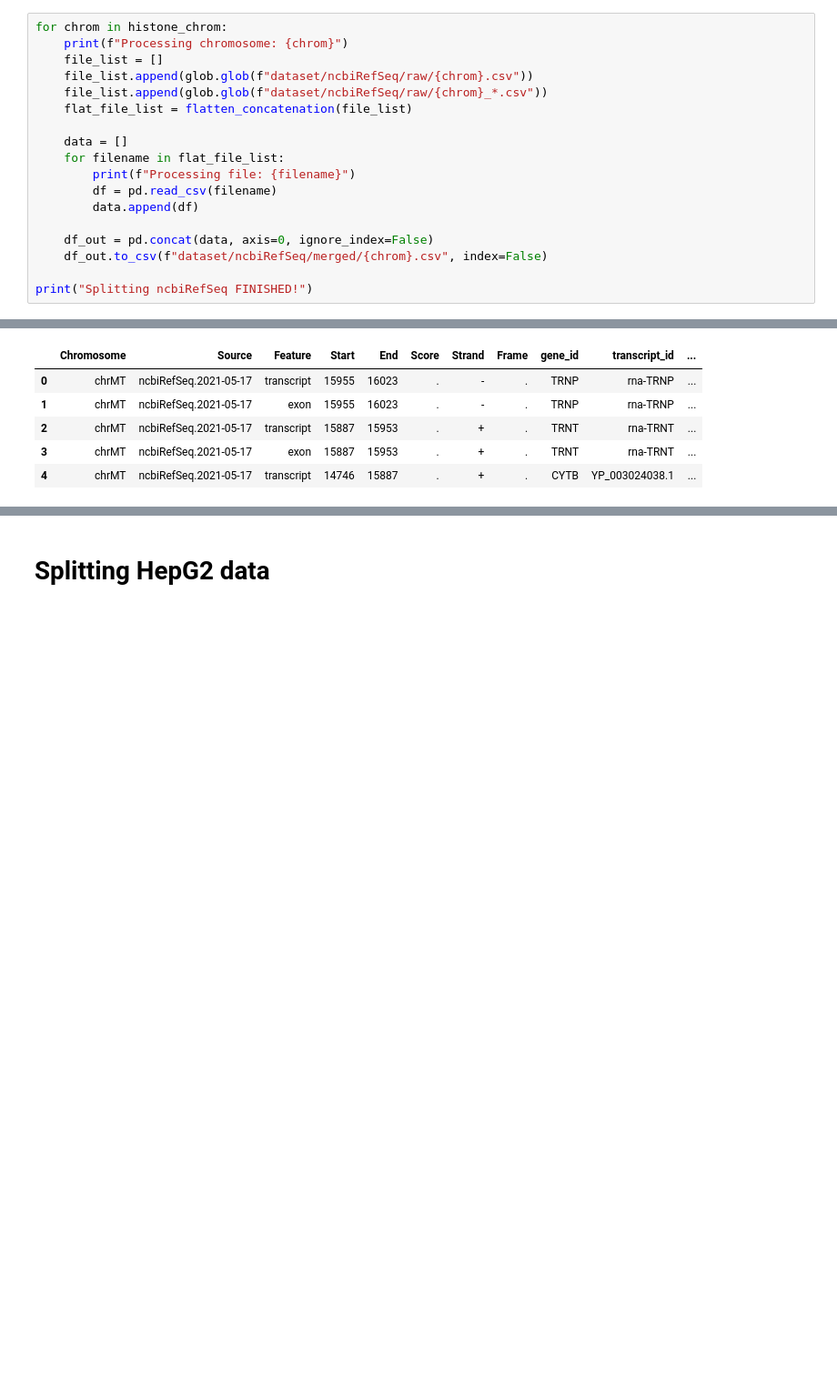
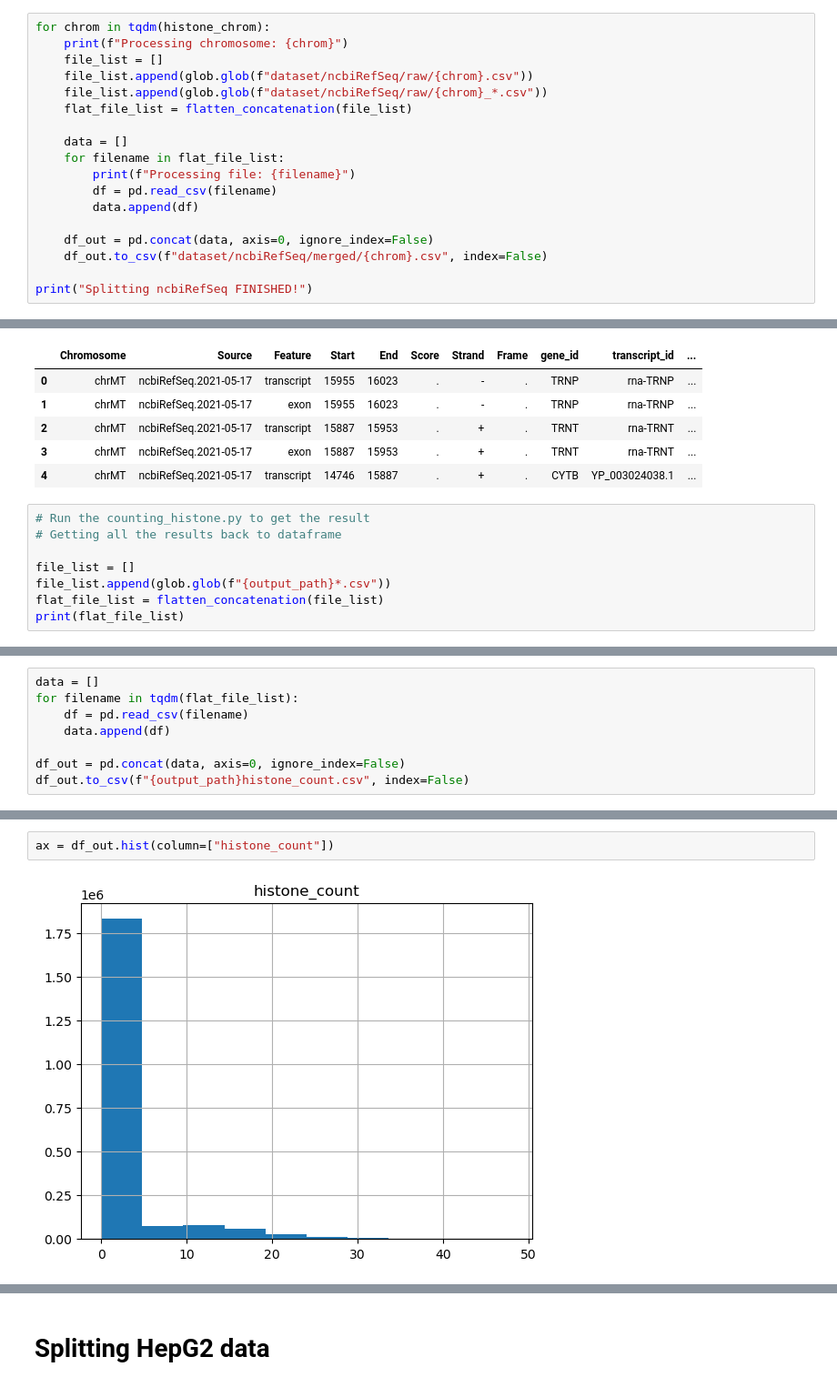
Before and after one commit to munif/epi-thesis, a Jupyter notebook: Split Data.ipynb, the cells around one changed output, grey strips where cells are left out. Shown: that part at 91% size. Cells and saved outputs as stored; diff of their text form; blank space fills up the shorter version.

Commit message:
- Adding count gene script - Visualization using HoloViews, HVPlot - Using Dask dataframe for faster processing

```diff
--- a/Split Data.ipynb
+++ b/Split Data.ipynb
@@ -111,7 +76,7 @@ def flatten_concatenation(matrix):
         flat_list += row
     return flat_list
 # %%
-for chrom in histone_chrom:
+for chrom in tqdm(histone_chrom):
     print(f"Processing chromosome: {chrom}")
     file_list = []
     file_list.append(glob.glob(f"dataset/ncbiRefSeq/raw/{chrom}.csv"))
@@ -256,3 +223,11 @@ ncbiRefSeq_chr_df.to_csv(f"{output_path}{chrom}.csv", index=False)
 | 2 | chrMT | ncbiRefSeq.2021-05-17 | transcript | 15887 | 15953 | . | + | . | TRNT | rna-TRNT | ... |
 | 3 | chrMT | ncbiRefSeq.2021-05-17 | exon | 15887 | 15953 | . | + | . | TRNT | rna-TRNT | ... |
 | 4 | chrMT | ncbiRefSeq.2021-05-17 | transcript | 14746 | 15887 | . | + | . | CYTB | YP_003024038.1 | ... |
+# %%
+# Run the counting_histone.py to get the result
+# Getting all the results back to dataframe
+
+file_list = []
+file_list.append(glob.glob(f"{output_path}*.csv"))
+flat_file_list = flatten_concatenation(file_list)
+print(flat_file_list)
@@ -258,0 +236,8 @@ ncbiRefSeq_chr_df.to_csv(f"{output_path}{chrom}.csv", index=False)
+# %%
+data = []
+for filename in tqdm(flat_file_list):
+    df = pd.read_csv(filename)
+    data.append(df)
+
+df_out = pd.concat(data, axis=0, ignore_index=False)
+df_out.to_csv(f"{output_path}histone_count.csv", index=False)
@@ -258,0 +255,4 @@ ncbiRefSeq_chr_df.to_csv(f"{output_path}{chrom}.csv", index=False)
+# %%
+ax = df_out.hist(column=["histone_count"])
+# %% [output]
+[figure, added]
```
Also changed, not shown: parts of 23 cells of this notebook, 4 other files.
